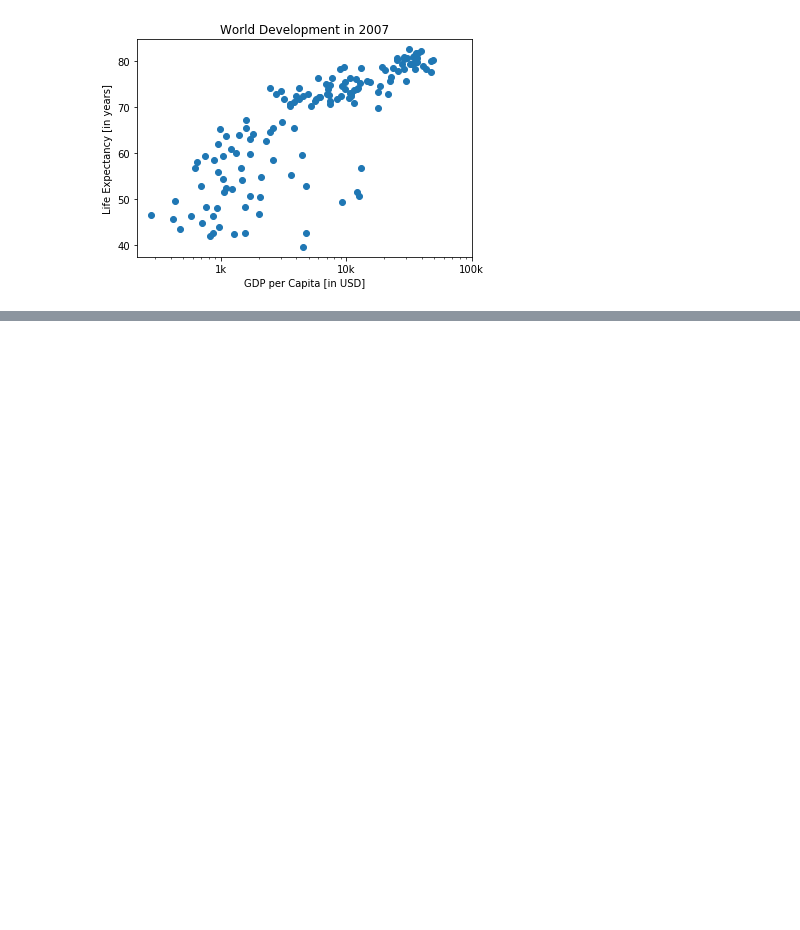
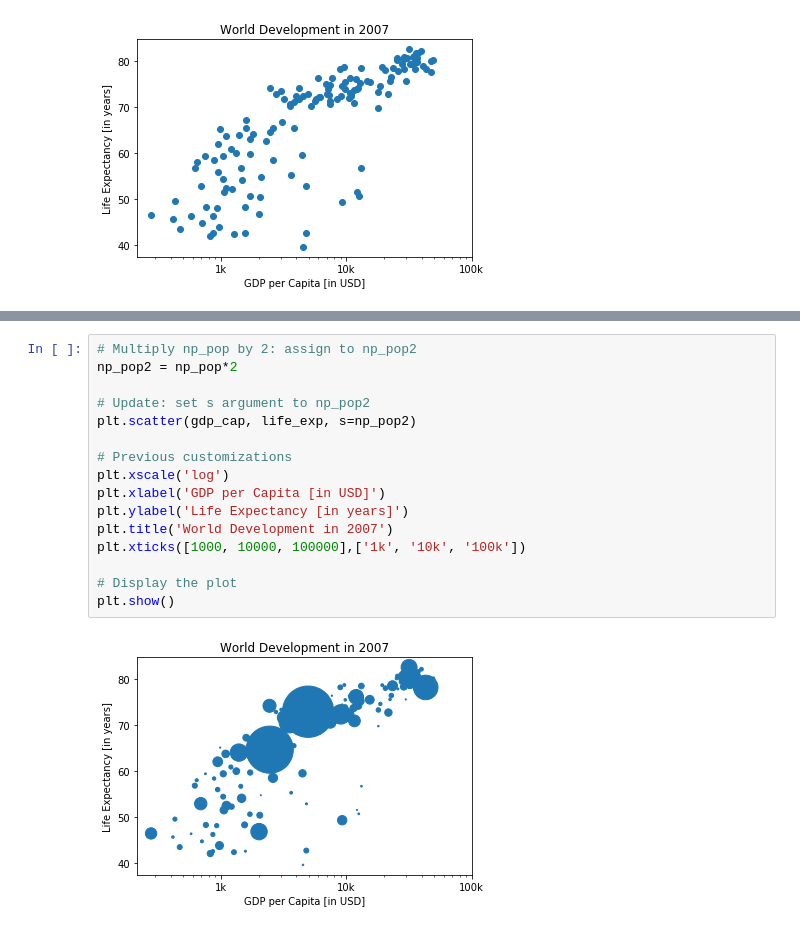
Before and after one commit to Illinoisgov/PUG, a Jupyter notebook: 1.0 Beginner/1.31-Matplotlib-Solutions.ipynb, the cells around one changed output, grey strips where cells are left out. Cells and saved outputs as stored; diff of their text form; blank space fills up the shorter version.

```diff
--- a/1.0 Beginner/1.31-Matplotlib-Solutions.ipynb
+++ b/1.0 Beginner/1.31-Matplotlib-Solutions.ipynb
@@ -258,0 +325,18 @@ plt.show()
+# %%
+# Multiply np_pop by 2: assign to np_pop2
+np_pop2 = np_pop*2
+
+# Update: set s argument to np_pop2
+plt.scatter(gdp_cap, life_exp, s=np_pop2)
+
+# Previous customizations
+plt.xscale('log')
+plt.xlabel('GDP per Capita [in USD]')
+plt.ylabel('Life Expectancy [in years]')
+plt.title('World Development in 2007')
+plt.xticks([1000, 10000, 100000],['1k', '10k', '100k'])
+
+# Display the plot
+plt.show()
+# %% [output]
+[figure, added]
```
Also changed, not shown: parts of 34 cells of this notebook, 32 other files.
